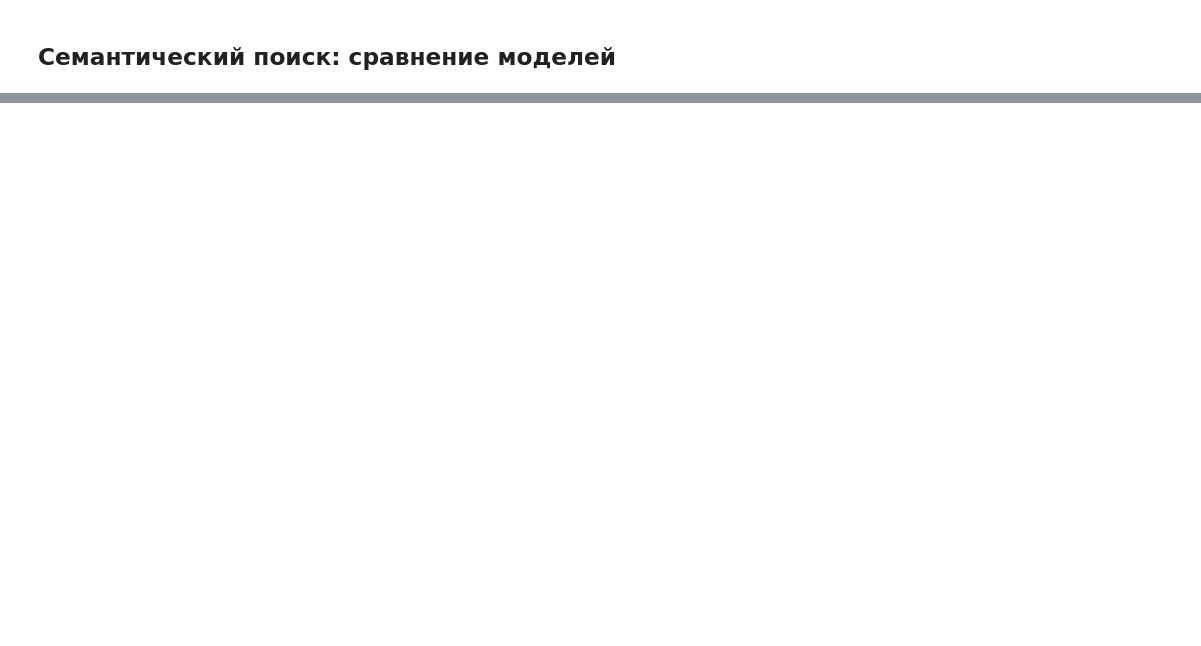
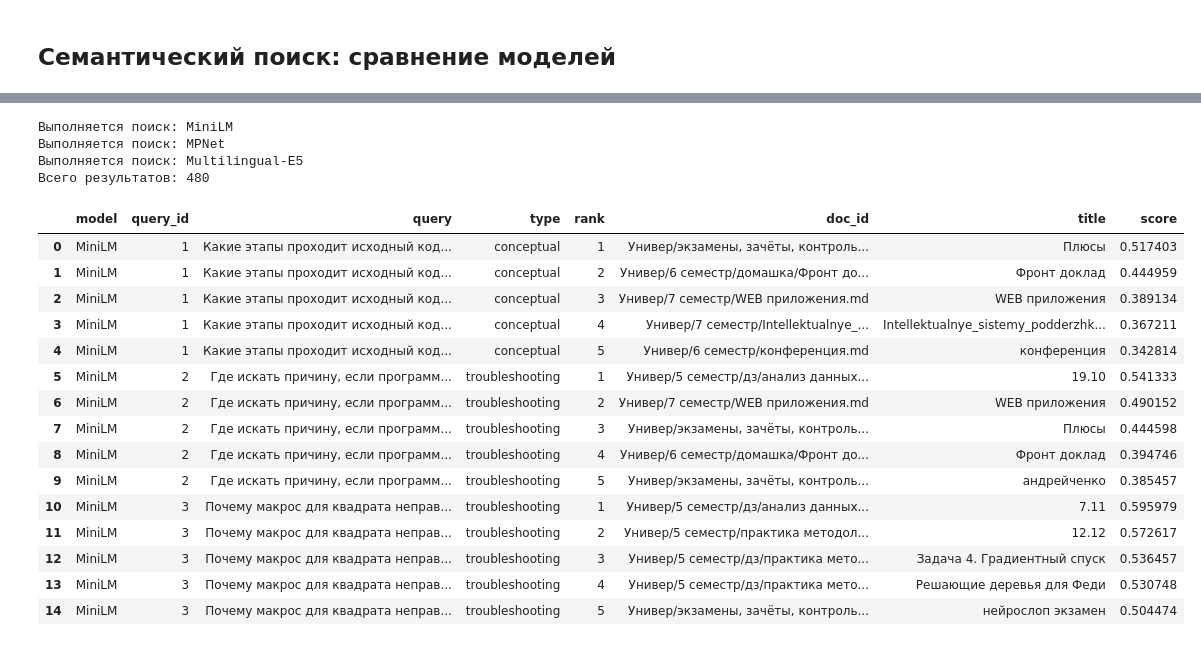
Before and after one commit to VeronikaSteklo/IDSS_SSU, a Jupyter notebook: task4_sentence_transformers/work/task.ipynb, the cells around one changed output, grey strips where cells are left out. Saved outputs shown, nothing was run; the diff lists cells and outputs as text; code cells hidden in the pictures; blank space fills up the shorter version.

```diff
--- a/task4_sentence_transformers/work/task.ipynb
+++ b/task4_sentence_transformers/work/task.ipynb
@@ -594,0 +497,55 @@ query_rank_comparison
+# %%
+TOP_K = 5
+
+semantic_results = []
+
+for model_key in models_config:
+    print(f"Выполняется поиск: {model_key}")
+
+    for _, query_row in df_queries.iterrows():
+        results = semantic_search(
+            query_id=query_row["id"],
+            model_key=model_key,
+            top_k=TOP_K
+        )
+
+        for _, result in results.iterrows():
+            semantic_results.append({
+                "model": model_key,
+                "query_id": query_row["id"],
+                "query": query_row["query"],
+                "type": query_row["type"],
+                "rank": int(result["rank"]),
+                "doc_id": result["doc_id"],
+                "title": result["title"],
+                "score": float(result["score"])
+            })
+
+semantic_results_df = pd.DataFrame(semantic_results)
+
+print("Всего результатов:", len(semantic_results_df))
+
+display(
+    semantic_results_df.head(15)
+)
+# %% [output]
+Выполняется поиск: MiniLM
+Выполняется поиск: MPNet
+Выполняется поиск: Multilingual-E5
+Всего результатов: 480
+|  | model | query_id | query | type | rank | doc_id | title | score |
+| 0 | MiniLM | 1 | Какие этапы проходит исходный код... | conceptual | 1 | Универ/экзамены, зачёты, контроль... | Плюсы | 0.517403 |
+| 1 | MiniLM | 1 | Какие этапы проходит исходный код... | conceptual | 2 | Универ/6 семестр/домашка/Фронт до... | Фронт доклад | 0.444959 |
+| 2 | MiniLM | 1 | Какие этапы проходит исходный код... | conceptual | 3 | Универ/7 семестр/WEB приложения.md | WEB приложения | 0.389134 |
+| 3 | MiniLM | 1 | Какие этапы проходит исходный код... | conceptual | 4 | Универ/7 семестр/Intellektualnye_... | Intellektualnye_sistemy_podderzhk... | 0.367211 |
+| 4 | MiniLM | 1 | Какие этапы проходит исходный код... | conceptual | 5 | Универ/6 семестр/конференция.md | конференция | 0.342814 |
+| 5 | MiniLM | 2 | Где искать причину, если программ... | troubleshooting | 1 | Универ/5 семестр/дз/анализ данных... | 19.10 | 0.541333 |
+| 6 | MiniLM | 2 | Где искать причину, если программ... | troubleshooting | 2 | Универ/7 семестр/WEB приложения.md | WEB приложения | 0.490152 |
+| 7 | MiniLM | 2 | Где искать причину, если программ... | troubleshooting | 3 | Универ/экзамены, зачёты, контроль... | Плюсы | 0.444598 |
+| 8 | MiniLM | 2 | Где искать причину, если программ... | troubleshooting | 4 | Универ/6 семестр/домашка/Фронт до... | Фронт доклад | 0.394746 |
+| 9 | MiniLM | 2 | Где искать причину, если программ... | troubleshooting | 5 | Универ/экзамены, зачёты, контроль... | андрейченко | 0.385457 |
+| 10 | MiniLM | 3 | Почему макрос для квадрата неправ... | troubleshooting | 1 | Универ/5 семестр/дз/анализ данных... | 7.11 | 0.595979 |
+| 11 | MiniLM | 3 | Почему макрос для квадрата неправ... | troubleshooting | 2 | Универ/5 семестр/практика методол... | 12.12 | 0.572617 |
+| 12 | MiniLM | 3 | Почему макрос для квадрата неправ... | troubleshooting | 3 | Универ/5 семестр/дз/практика мето... | Задача 4. Градиентный спуск | 0.536457 |
+| 13 | MiniLM | 3 | Почему макрос для квадрата неправ... | troubleshooting | 4 | Универ/5 семестр/дз/практика мето... | Решающие деревья для Феди | 0.530748 |
+| 14 | MiniLM | 3 | Почему макрос для квадрата неправ... | troubleshooting | 5 | Универ/экзамены, зачёты, контроль... | нейрослоп экзамен | 0.504474 |
```
Also changed, not shown: parts of 39 cells of this notebook.
